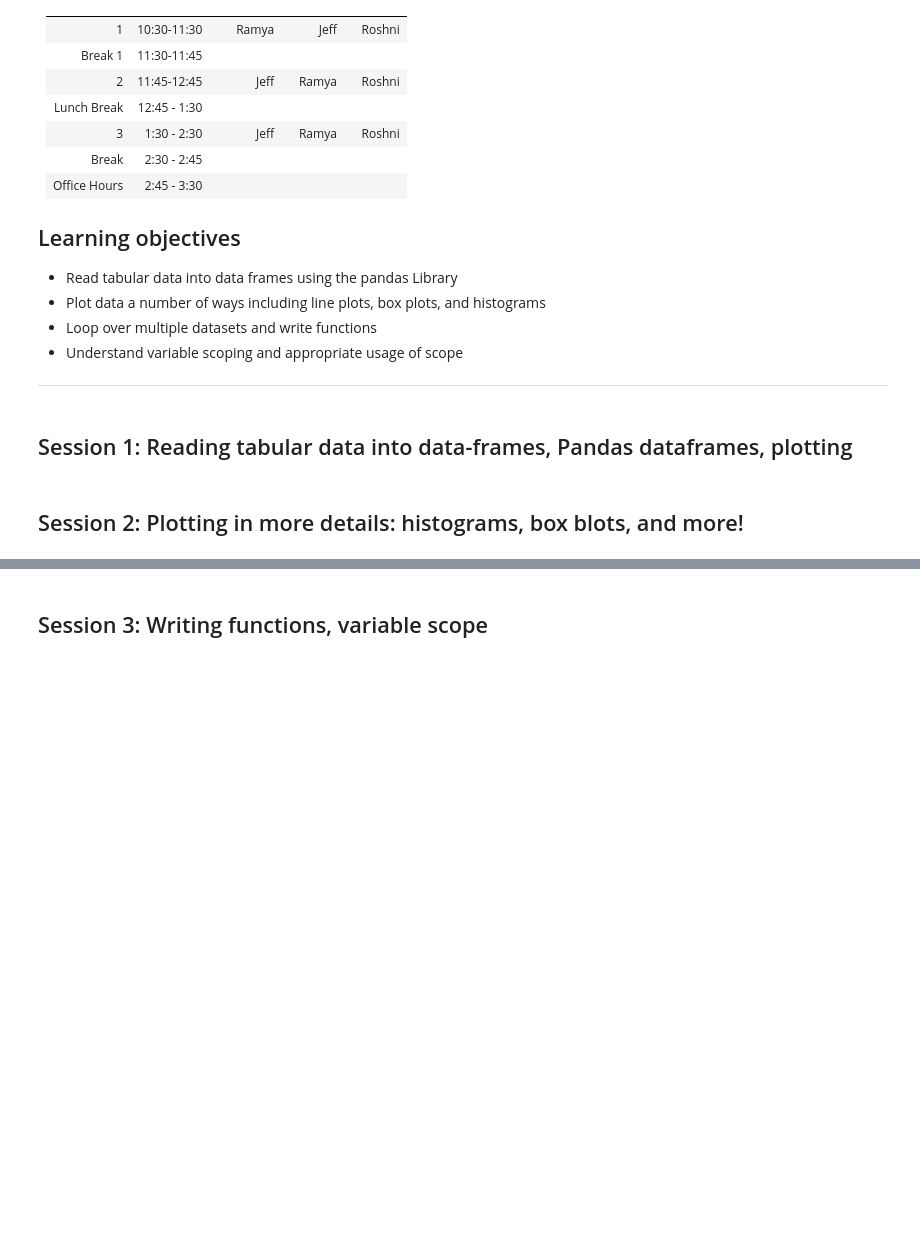
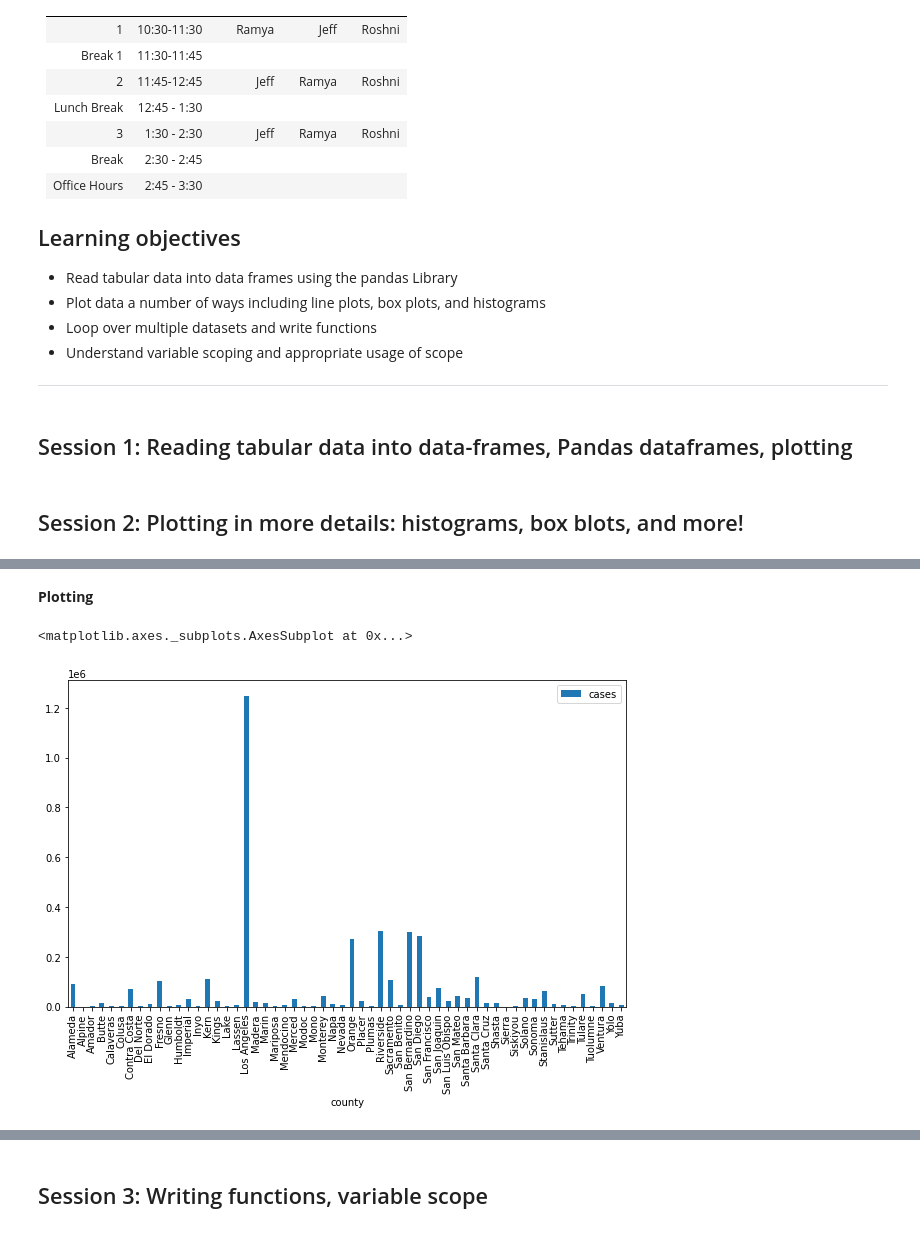
Before and after one commit to ramyarangan/ssrp_srec_python_workshop_2021, a Jupyter notebook: day4_python_room2.ipynb, the cells around one changed output, grey strips where cells are left out. Saved outputs shown, nothing was run; the diff lists cells and outputs as text; code cells hidden in the pictures; blank space fills up the shorter version.

```diff
--- a/day4_python_room2.ipynb
+++ b/day4_python_room2.ipynb
@@ -31,0 +48,2 @@ Schedule
+# %%
+covid_live_counties = pd.read_csv('https://raw.githubusercontent.com/nytimes/covid-19-data/master/live/us-counties.csv')
@@ -31,0 +161,2 @@ Schedule
+# %%
+simple_county_data = covid_live_counties[['county', 'state', 'cases', 'confirmed_cases', 'deaths']]
@@ -31,0 +313,5 @@ Schedule
+# %%
+california_mask = simple_county_data['state'] == 'California'
+# %%
+simple_county_data_CA = simple_county_data.loc[california_mask]
+simple_county_data_CA
@@ -31,0 +336,7 @@ Schedule
+# %% [markdown]
+**Plotting**
+# %%
+simple_county_data_CA.plot.bar(x='county', y='cases', figsize=(10, 6))
+# %% [output]
+<matplotlib.axes._subplots.AxesSubplot at 0x...>
+[figure, added]
```
Also changed, not shown: parts of 39 cells of this notebook.
